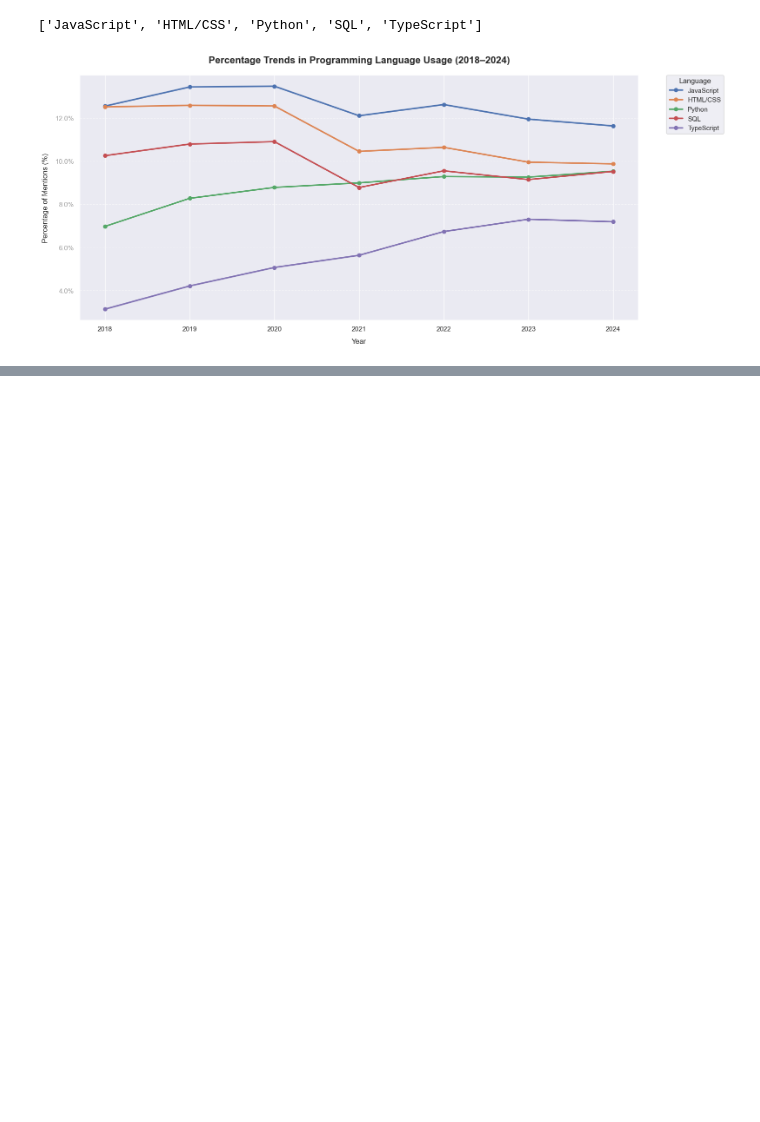
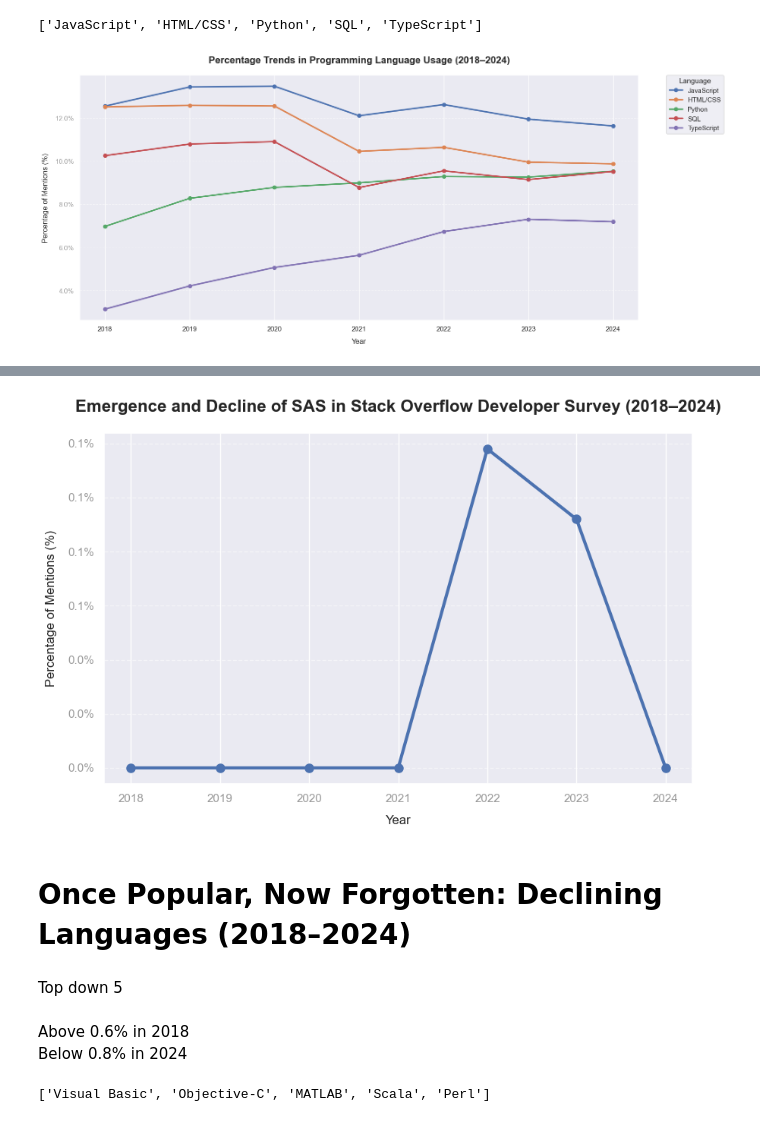
Before and after one commit to GitToKenn/dev-language-trends-2018-2024, a Jupyter notebook: notebook/02_language_trend_analysis.ipynb, the cells around one changed output, grey strips where cells are left out. Saved outputs shown, nothing was run; the diff lists cells and outputs as text; code cells hidden in the pictures; blank space fills up the shorter version.

```diff
--- a/notebook/02_language_trend_analysis.ipynb
+++ b/notebook/02_language_trend_analysis.ipynb
@@ -440,0 +563,4 @@ plt.show()
+# %%
+full_years = list(range(2018, 2025))
+sas_counts = sas_counts.reindex(full_years, fill_value=0).reset_index()
+sas_counts.columns = ['Year', 'sas_user_count']
@@ -440,0 +578,16 @@ plt.show()
+# %%
+sas_counts = df_sas.groupby('Year')['GlobalRespondentID'].nunique().reindex(full_years,
+                                                                            fill_value=0).reset_index()
+sas_counts.columns = ['Year', 'sas_user_count']
+# %%
+# using the earlier count
+total_responses = yearly_totals.reset_index()
+total_responses.columns = ['Year', 'total_responses']
+
+# Merge
+sas_pct = pd.merge(sas_counts,
+                   total_responses,
+                   on='Year')
+
+# Calculate %
+sas_pct['sas_percentage'] = (sas_pct['sas_user_count'] / sas_pct['total_responses'] * 100).round(3)
@@ -440,0 +605,40 @@ plt.show()
+# %%
+#plot
+plt.figure(figsize=(10, 6))
+plt.plot(sas_pct['Year'],
+         sas_pct['sas_percentage'],
+         marker='o',
+         linewidth = 3,
+        markersize = 8)
+
+
+#title and label setting
+plt.title("Emergence and Decline of SAS in Stack Overflow Developer Survey (2018–2024)",
+         fontsize = 16,
+         fontweight = "bold",
+         pad = 20)
+plt.xlabel("Year",
+          labelpad = 10)
+plt.ylabel("Percentage of Mentions (%)",
+          labelpad = 10)
+
+#grid and ticks
+plt.grid(axis='y',
+         linestyle='--',
+         alpha=0.5)
+plt.xticks(sas_pct['Year'],
+           color = "grey",
+          alpha = 0.8)
+plt.yticks(color ="grey",
+           alpha = 0.8)
+plt.gca().yaxis.set_major_formatter(StrMethodFormatter('{x:.1f}%')) # percentage format
+
+
+#print and show
+plt.show()
+# %% [output]
+[figure, added]
+# %% [markdown]
+# Once Popular, Now Forgotten: Declining Languages (2018–2024)
+# %% [markdown]
+Top down 5
@@ -440,0 +648,3 @@ plt.show()
+# %% [markdown]
+Above 0.6% in 2018 \
+Below 0.8% in 2024
@@ -440,0 +657,4 @@ plt.show()
+# %%
+print(top_5_fossilised_langs)
+# %% [output]
+['Visual Basic', 'Objective-C', 'MATLAB', 'Scala', 'Perl']
```
Also changed, not shown: parts of 40 cells of this notebook, 2 other files.
